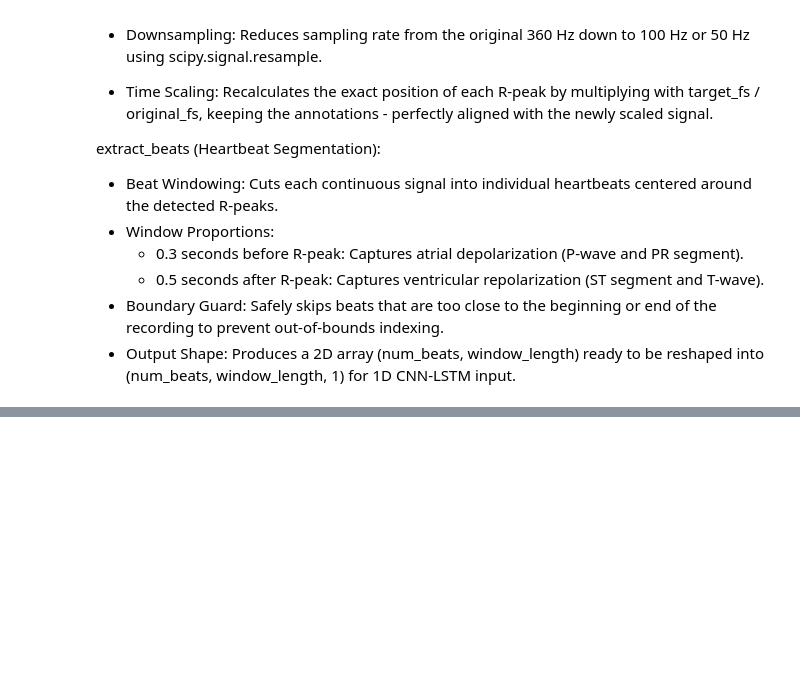
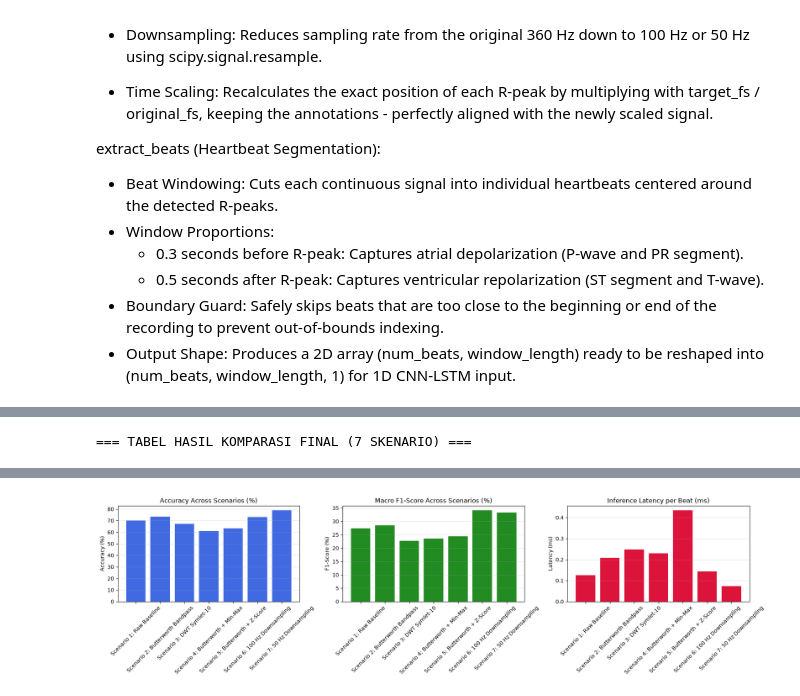
Before and after one commit to danielsetiawn/ECG-analysis-for-arrhythmia-detection-with-deep-learning, a Jupyter notebook: main.ipynb, the cells around one changed output, grey strips where cells are left out. Cells and saved outputs as stored; diff of their text form; code cells hidden in the pictures; blank space fills up the shorter version.

Commit message:
Complete 7 experimental preprocessing scenarios with CNN-LSTM benchmark results

```diff
--- a/main.ipynb
+++ b/main.ipynb
@@ -114,7 +119,7 @@ filter_dwt_sym10 (Scenario 3):
 def filter_butterworth(signal, fs=360, lowcut=0.5, highcut=45.0, order=3):
     nyquist = 0.5 * fs
     low = lowcut / nyquist
-    high = highcut / nyquist
+    high = min(highcut, nyquist - 0.5) / nyquist
     b, a = butter(order, [low, high], btype='bandpass')
     return filtfilt(b, a, signal)
 
@@ -202,0 +572,30 @@ def extract_beats(signal, r_peaks, labels, fs, before_sec=0.3, after_sec=0.5):
+# %%
+df_clean = pd.DataFrame(all_results[:7])
+
+print("=== TABEL HASIL KOMPARASI FINAL (7 SKENARIO) ===")
+display(df_clean)
+
+fig, axes = plt.subplots(1, 3, figsize=(18, 5))
+
+axes[0].bar(df_clean['Scenario'], df_clean['Accuracy (%)'], color='royalblue')
+axes[0].set_title('Accuracy Across Scenarios (%)')
+axes[0].set_ylabel('Accuracy (%)')
+axes[0].tick_params(axis='x', rotation=45)
+axes[0].grid(axis='y', alpha=0.3)
+
+axes[1].bar(df_clean['Scenario'], df_clean['F1-Score (%)'], color='forestgreen')
+axes[1].set_title('Macro F1-Score Across Scenarios (%)')
+axes[1].set_ylabel('F1-Score (%)')
+axes[1].tick_params(axis='x', rotation=45)
+axes[1].grid(axis='y', alpha=0.3)
+
+axes[2].bar(df_clean['Scenario'], df_clean['Latency (ms)'], color='crimson')
+axes[2].set_title('Inference Latency per Beat (ms)')
+axes[2].set_ylabel('Latency (ms)')
+axes[2].tick_params(axis='x', rotation=45)
+axes[2].grid(axis='y', alpha=0.3)
+
+plt.tight_layout()
+plt.show()
+# %% [output]
+=== TABEL HASIL KOMPARASI FINAL (7 SKENARIO) ===
@@ -202,0 +610 @@ def extract_beats(signal, r_peaks, labels, fs, before_sec=0.3, after_sec=0.5):
+[figure, added]
```
Also changed, not shown: parts of 10 cells of this notebook.
